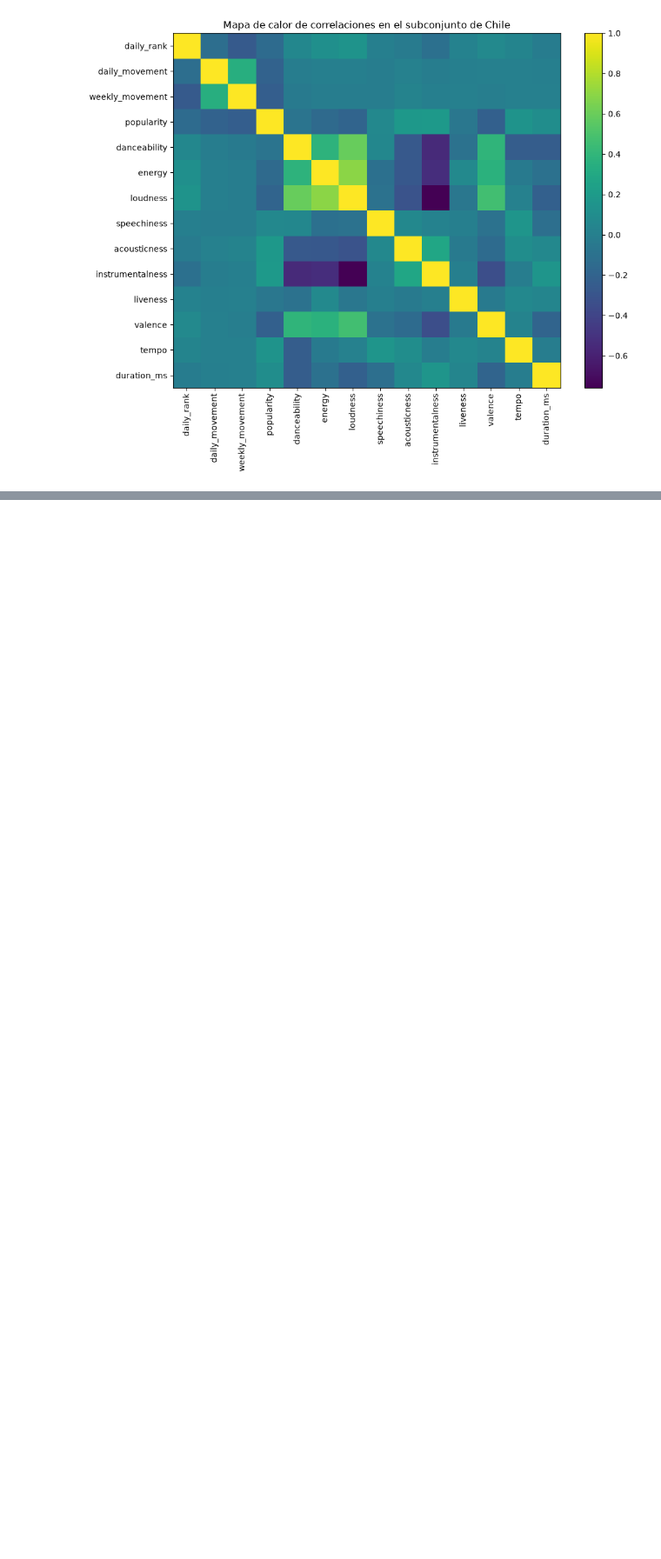
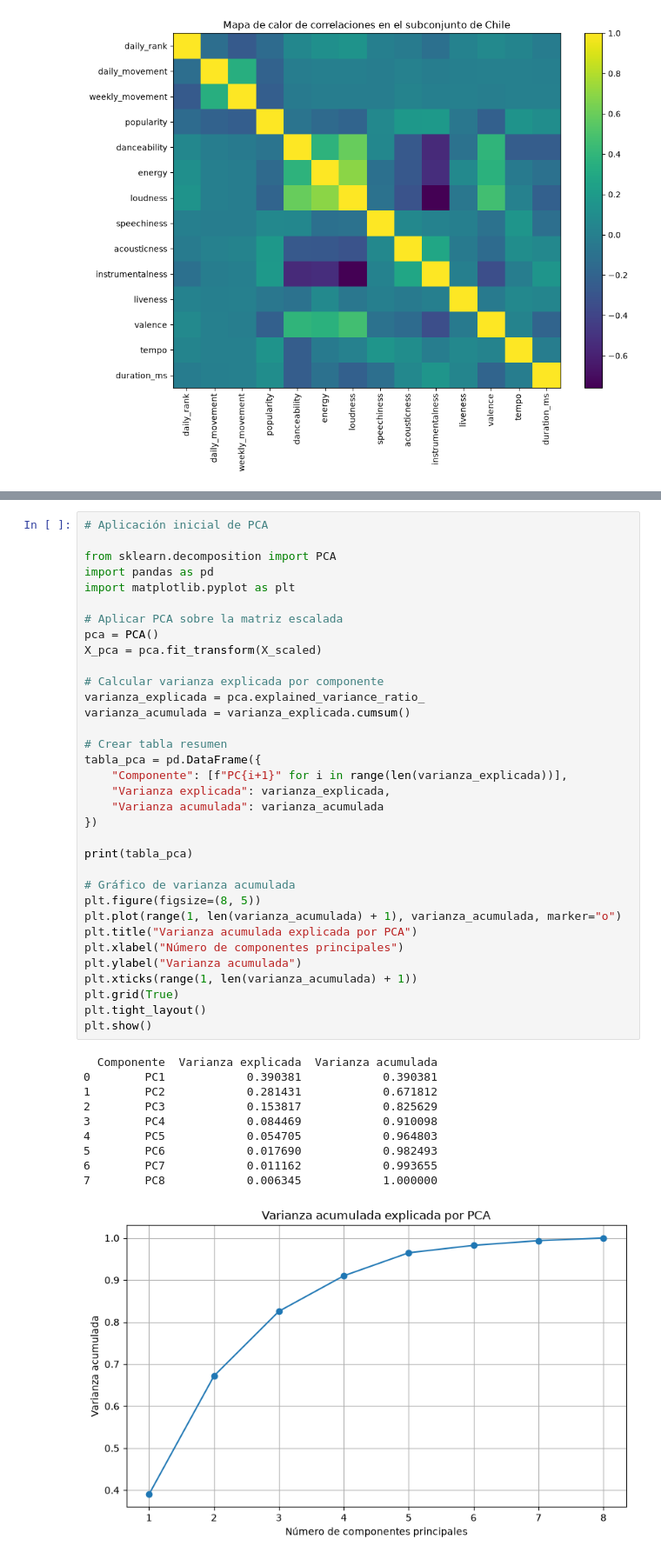
Before and after one commit to omarsanhuezaperiodista-ai/omarunab, a Jupyter notebook: spotify_artistas_chile_eda.ipynb, the cells around one changed output, grey strips where cells are left out. Shown at 87% size. Drawn from its saved outputs; the diff is of its cells as text; blank space fills up the shorter version.

```diff
--- a/spotify_artistas_chile_eda.ipynb
+++ b/spotify_artistas_chile_eda.ipynb
@@ -491,0 +626,45 @@ plt.show()
+# %%
+# Aplicación inicial de PCA
+
+from sklearn.decomposition import PCA
+import pandas as pd
+import matplotlib.pyplot as plt
+
+# Aplicar PCA sobre la matriz escalada
+pca = PCA()
+X_pca = pca.fit_transform(X_scaled)
+
+# Calcular varianza explicada por componente
+varianza_explicada = pca.explained_variance_ratio_
+varianza_acumulada = varianza_explicada.cumsum()
+
+# Crear tabla resumen
+tabla_pca = pd.DataFrame({
+    "Componente": [f"PC{i+1}" for i in range(len(varianza_explicada))],
+    "Varianza explicada": varianza_explicada,
+    "Varianza acumulada": varianza_acumulada
+})
+
+print(tabla_pca)
+
+# Gráfico de varianza acumulada
+plt.figure(figsize=(8, 5))
+plt.plot(range(1, len(varianza_acumulada) + 1), varianza_acumulada, marker="o")
+plt.title("Varianza acumulada explicada por PCA")
+plt.xlabel("Número de componentes principales")
+plt.ylabel("Varianza acumulada")
+plt.xticks(range(1, len(varianza_acumulada) + 1))
+plt.grid(True)
+plt.tight_layout()
+plt.show()
+# %% [output]
+  Componente  Varianza explicada  Varianza acumulada
+0        PC1            0.390381            0.390381
+1        PC2            0.281431            0.671812
+2        PC3            0.153817            0.825629
+3        PC4            0.084469            0.910098
+4        PC5            0.054705            0.964803
+5        PC6            0.017690            0.982493
+6        PC7            0.011162            0.993655
+7        PC8            0.006345            1.000000
+[figure, added]
```
Also changed, not shown: parts of 25 cells of this notebook.
